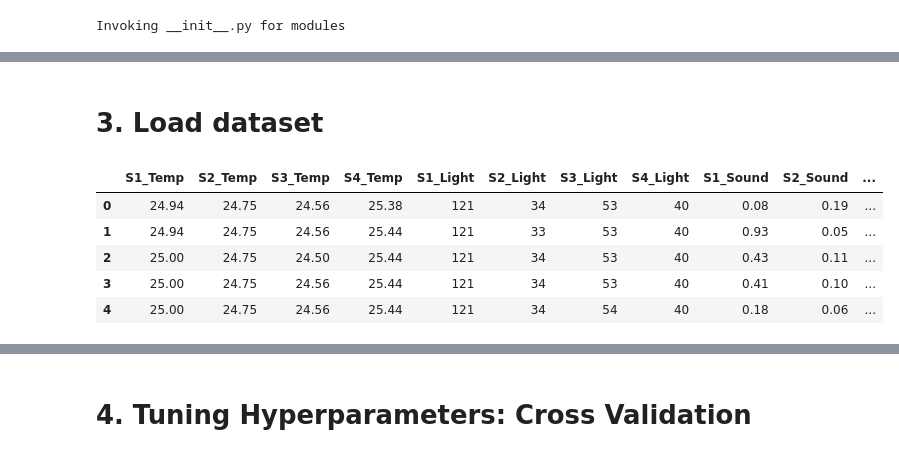
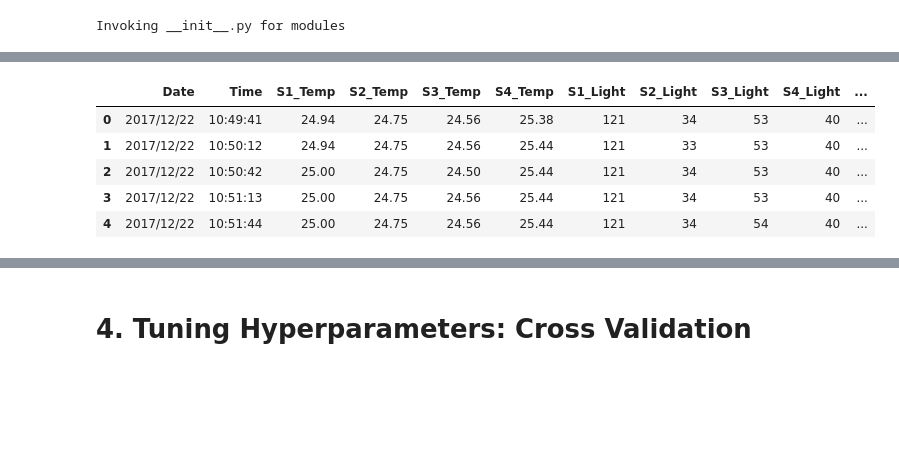
Before and after one commit to misanchz98/TFG-Project, a Jupyter notebook: benchmarking/benchmarking.ipynb, the cells around one changed output, grey strips where cells are left out. Cells and saved outputs as stored; diff of their text form; code cells hidden in the pictures; blank space fills up the shorter version.

Commit message:
nuevo preprocesamiento de datos

```diff
--- a/benchmarking/benchmarking.ipynb
+++ b/benchmarking/benchmarking.ipynb
@@ -15,12 +11,9 @@ Invoking __init__.py for modules
-# %% [markdown]
-# 3. Load dataset
 # %%
-df = preprocess.load_csv_data('../dataset/New_Occupancy_Estimation.csv')
-df.head()
+df = preprocess.load_csv_data('../dataset/Occupancy_Estimation.csv')
 # %% [output]
-|  | S1_Temp | S2_Temp | S3_Temp | S4_Temp | S1_Light | S2_Light | S3_Light | S4_Light | S1_Sound | S2_Sound | ... |
-| 0 | 24.94 | 24.75 | 24.56 | 25.38 | 121 | 34 | 53 | 40 | 0.08 | 0.19 | ... |
-| 1 | 24.94 | 24.75 | 24.56 | 25.44 | 121 | 33 | 53 | 40 | 0.93 | 0.05 | ... |
-| 2 | 25.00 | 24.75 | 24.50 | 25.44 | 121 | 34 | 53 | 40 | 0.43 | 0.11 | ... |
-| 3 | 25.00 | 24.75 | 24.56 | 25.44 | 121 | 34 | 53 | 40 | 0.41 | 0.10 | ... |
-| 4 | 25.00 | 24.75 | 24.56 | 25.44 | 121 | 34 | 54 | 40 | 0.18 | 0.06 | ... |
+|  | Date | Time | S1_Temp | S2_Temp | S3_Temp | S4_Temp | S1_Light | S2_Light | S3_Light | S4_Light | ... |
+| 0 | 2017/12/22 | 10:49:41 | 24.94 | 24.75 | 24.56 | 25.38 | 121 | 34 | 53 | 40 | ... |
+| 1 | 2017/12/22 | 10:50:12 | 24.94 | 24.75 | 24.56 | 25.44 | 121 | 33 | 53 | 40 | ... |
+| 2 | 2017/12/22 | 10:50:42 | 25.00 | 24.75 | 24.50 | 25.44 | 121 | 34 | 53 | 40 | ... |
+| 3 | 2017/12/22 | 10:51:13 | 25.00 | 24.75 | 24.56 | 25.44 | 121 | 34 | 53 | 40 | ... |
+| 4 | 2017/12/22 | 10:51:44 | 25.00 | 24.75 | 24.56 | 25.44 | 121 | 34 | 54 | 40 | ... |
```
Also changed, not shown: parts of 16 cells of this notebook, 5 other files.
